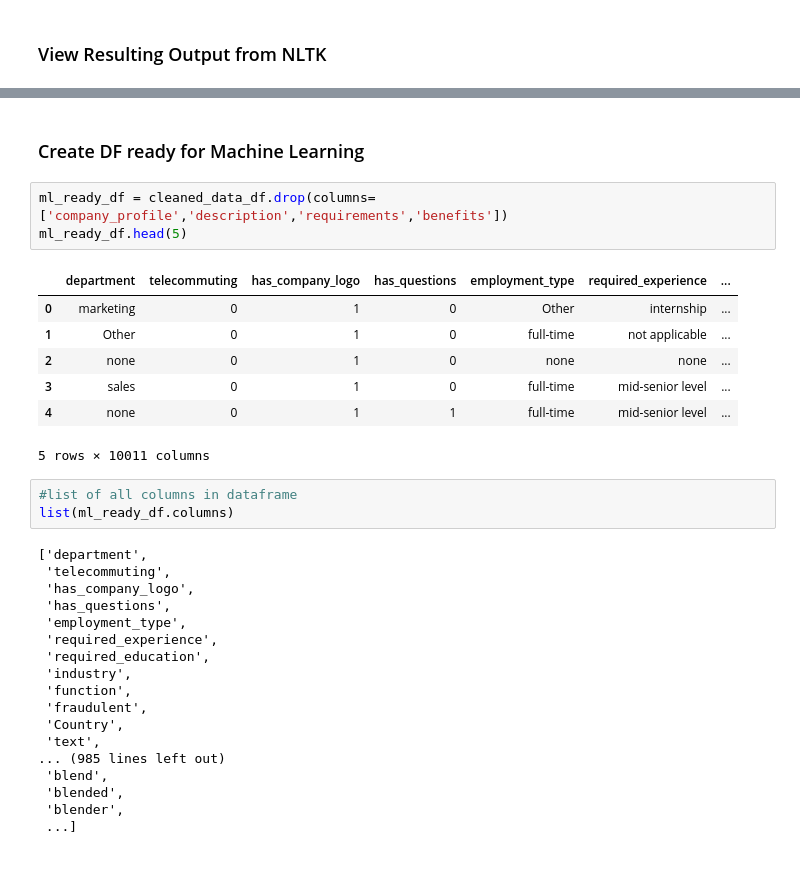
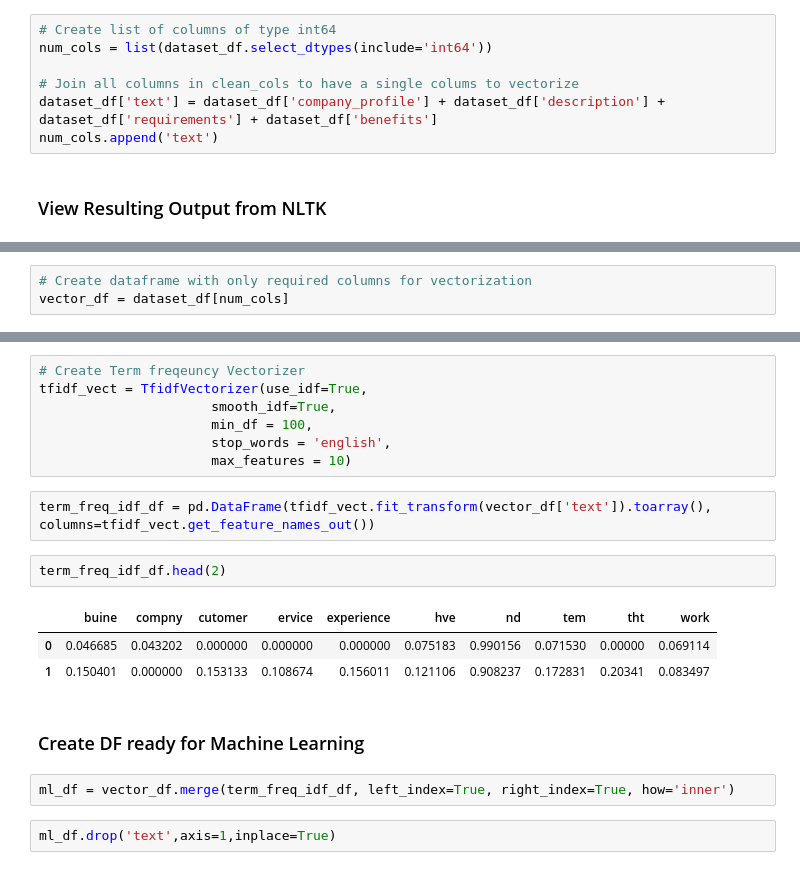
Before and after one commit to Ikyupark/Capstone-project, a Jupyter notebook: Capstone_ETL.ipynb, the cells around one changed output, grey strips where cells are left out. Drawn from its saved outputs; the diff is of its cells as text.

```diff
--- a/Capstone_ETL.ipynb
+++ b/Capstone_ETL.ipynb
@@ -510,2 +340,9 @@ cleaned_data_df = pd.concat([cleaning_df, vectrozied_data_df], axis=1)
+# %%
+# Create list of columns of type int64
+num_cols = list(dataset_df.select_dtypes(include='int64'))
+
+# Join all columns in clean_cols to have a single colums to vectorize
+dataset_df['text'] = dataset_df['company_profile'] + dataset_df['description'] + dataset_df['requirements'] + dataset_df['benefits']
+num_cols.append('text')
 # %% [markdown]
 ### View Resulting Output from NLTK
@@ -545,0 +356,3 @@ df.sort_values(by=["tfidf"],ascending=False)
+# %%
+# Create dataframe with only required columns for vectorization
+vector_df = dataset_df[num_cols]
@@ -546,34 +365,21 @@ df.sort_values(by=["tfidf"],ascending=False)
+# %%
+# Create Term freqeuncy Vectorizer
+tfidf_vect = TfidfVectorizer(use_idf=True,
+                      smooth_idf=True,
+                      min_df = 100,
+                      stop_words = 'english',
+                      max_features = 10)
+# %%
+term_freq_idf_df = pd.DataFrame(tfidf_vect.fit_transform(vector_df['text']).toarray(), columns=tfidf_vect.get_feature_names_out())
+# %%
+term_freq_idf_df.head(2)
+# %% [output]
+|  | buine | compny | cutomer | ervice | experience | hve | nd | tem | tht | work |
+| 0 | 0.046685 | 0.043202 | 0.000000 | 0.000000 | 0.000000 | 0.075183 | 0.990156 | 0.071530 | 0.00000 | 0.069114 |
+| 1 | 0.150401 | 0.000000 | 0.153133 | 0.108674 | 0.156011 | 0.121106 | 0.908237 | 0.172831 | 0.20341 | 0.083497 |
 # %% [markdown]
 ### Create DF ready for Machine Learning
-# %%
-ml_ready_df = cleaned_data_df.drop(columns=['company_profile','description','requirements','benefits'])
-ml_ready_df.head(5)
-# %% [output]
-|  | department | telecommuting | has_company_logo | has_questions | employment_type | required_experience | ... |
-| 0 | marketing | 0 | 1 | 0 | Other | internship | ... |
-| 1 | Other | 0 | 1 | 0 | full-time | not applicable | ... |
-| 2 | none | 0 | 1 | 0 | none | none | ... |
-| 3 | sales | 0 | 1 | 0 | full-time | mid-senior level | ... |
-| 4 | none | 0 | 1 | 1 | full-time | mid-senior level | ... |
-5 rows × 10011 columns
-# %%
-#list of all columns in dataframe
-list(ml_ready_df.columns)
-# %% [output]
-['department',
- 'telecommuting',
- 'has_company_logo',
- 'has_questions',
- 'employment_type',
- 'required_experience',
- 'required_education',
- 'industry',
- 'function',
- 'fraudulent',
- 'Country',
- 'text',
-... (985 lines left out)
- 'blend',
- 'blended',
- 'blender',
- ...]
+# %%
+ml_df = vector_df.merge(term_freq_idf_df, left_index=True, right_index=True, how='inner')
+# %%
+ml_df.drop('text',axis=1,inplace=True)
```
Also changed, not shown: parts of 41 cells of this notebook.
